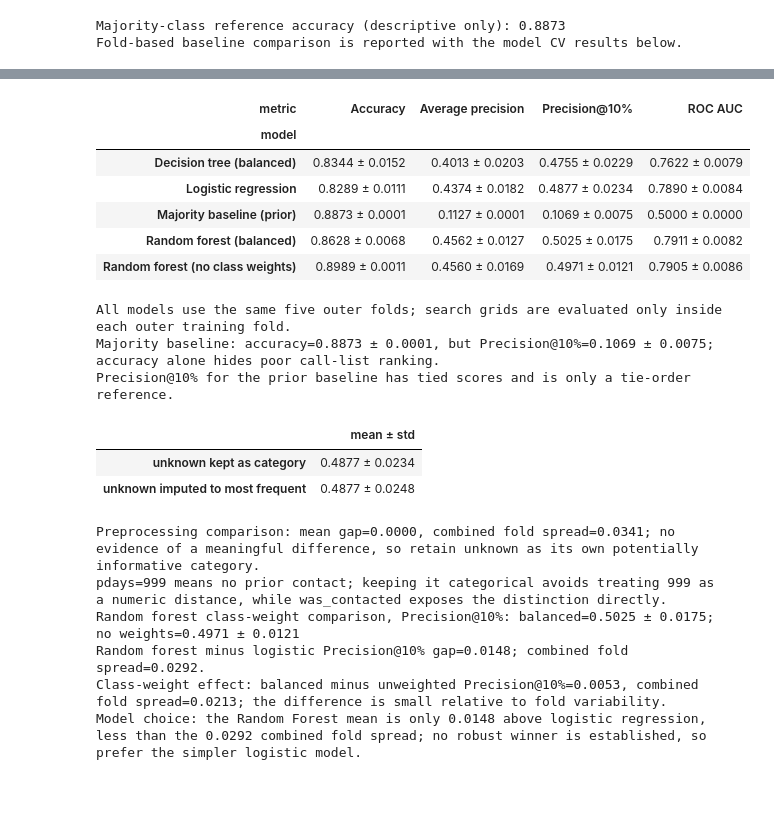
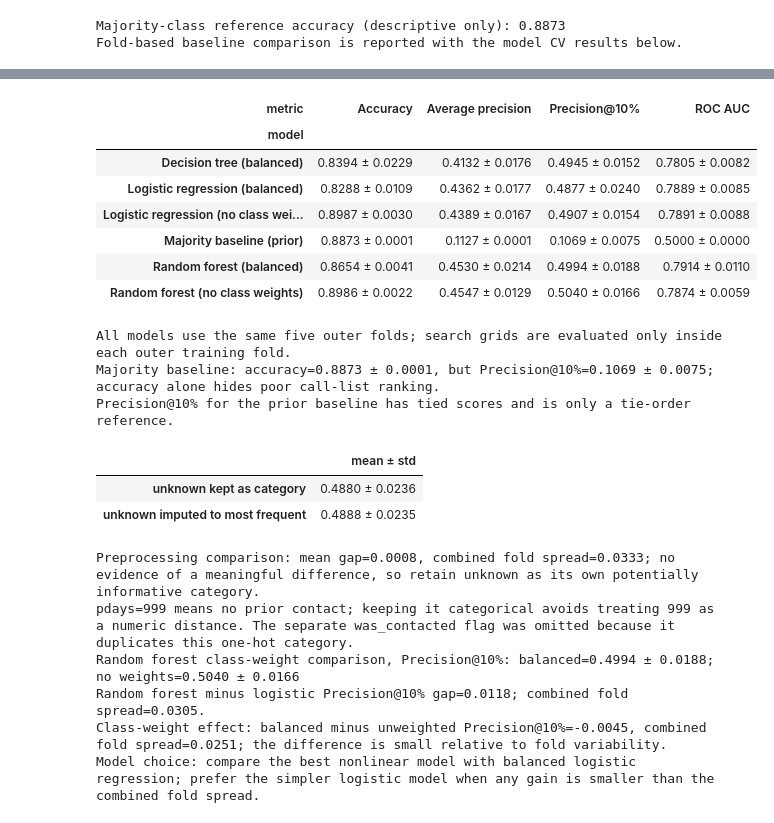
Before and after one commit to NurdauletZhussip-tech/task-03-ML-course, a Jupyter notebook: zhussip_task3.ipynb, the cells around one changed output, grey strips where cells are left out. Saved outputs shown, nothing was run; the diff lists cells and outputs as text; code cells hidden in the pictures; blank space fills up the shorter version.

```diff
--- a/zhussip_task3.ipynb
+++ b/zhussip_task3.ipynb
@@ -143,7 +134,15 @@ from sklearn.metrics import make_scorer
 from sklearn.model_selection import StratifiedKFold, cross_validate, train_test_split
 from sklearn.preprocessing import OneHotEncoder, StandardScaler
 
-from feature_transformers import precision_at_fraction
+
+def precision_at_fraction(y_true, y_score, fraction=0.1):
+    y_true = np.asarray(y_true)
+    y_score = np.asarray(y_score)
+    if y_score.ndim == 2:
+        y_score = y_score[:, 1]
+    n_selected = max(1, int(np.ceil(len(y_true) * fraction)))
+    top_indices = np.argsort(-y_score, kind="stable")[:n_selected]
+    return float(y_true[top_indices].mean())
 
 numeric_preprocessing = Pipeline(
     [
@@ -167,7 +166,6 @@ preprocessor = ColumnTransformer(
 
 logistic_pipeline = Pipeline(
     [
-        ("feature_engineering", feature_engineering),
         ("preprocessor", preprocessor),
         (
             "classifier",
@@ -320,7 +318,6 @@ from sklearn.tree import DecisionTreeClassifier
 
 random_forest_pipeline = Pipeline(
     [
-        ("feature_engineering", feature_engineering),
         ("preprocessor", preprocessor),
         (
             "classifier",
@@ -330,7 +327,6 @@ random_forest_pipeline = Pipeline(
 )
 decision_tree_pipeline = Pipeline(
     [
-        ("feature_engineering", feature_engineering),
         ("preprocessor", preprocessor),
         (
             "classifier",
@@ -352,18 +348,22 @@ def make_search(estimator, param_grid):
 
 model_candidates = {
     "Majority baseline (prior)": DummyClassifier(strategy="prior", random_state=SEED),
-    "Logistic regression": make_search(logistic_pipeline, {"classifier__C": [0.5, 1.0]}),
+    "Logistic regression (balanced)": make_search(logistic_pipeline, {"classifier__C": [0.1, 1.0, 10.0]}),
+    "Logistic regression (no class weights)": make_search(
+        clone(logistic_pipeline).set_params(classifier__class_weight=None),
+        {"classifier__C": [0.1, 1.0, 10.0]},
+    ),
     "Decision tree (balanced)": make_search(
         decision_tree_pipeline,
-        {"classifier__max_depth": [8, None], "classifier__min_samples_leaf": [5]},
+        {"classifier__max_depth": [6, 10, None], "classifier__min_samples_leaf": [5]},
     ),
     "Random forest (no class weights)": make_search(
         clone(random_forest_pipeline).set_params(classifier__class_weight=None),
-        {"classifier__min_samples_leaf": [5, 10]},
+        {"classifier__min_samples_leaf": [3, 5, 10]},
     ),
     "Random forest (balanced)": make_search(
         clone(random_forest_pipeline).set_params(classifier__class_weight="balanced"),
-        {"classifier__min_samples_leaf": [5, 10]},
+        {"classifier__min_samples_leaf": [3, 5, 10]},
     ),
 }
 model_cv_results = {}
@@ -426,53 +426,54 @@ unknown_as_missing_results = cross_validate(
     n_jobs=1,
 )
 unknown_handling_comparison = pd.DataFrame(
     {
         "mean ± std": [
             f"{unknown_handling_results['test_score'].mean():.4f} ± {unknown_handling_results['test_score'].std(ddof=1):.4f}",
             f"{unknown_as_missing_results['test_score'].mean():.4f} ± {unknown_as_missing_results['test_score'].std(ddof=1):.4f}",
         ]
     },
     index=["unknown kept as category", "unknown imputed to most frequent"],
 )
 display(unknown_handling_comparison)
 
 unknown_mean_gap = abs(unknown_handling_results['test_score'].mean() - unknown_as_missing_results['test_score'].mean())
 unknown_combined_spread = np.sqrt(unknown_handling_results['test_score'].std(ddof=1) ** 2 + unknown_as_missing_results['test_score'].std(ddof=1) ** 2)
 print(f"Preprocessing comparison: mean gap={unknown_mean_gap:.4f}, combined fold spread={unknown_combined_spread:.4f}; no evidence of a meaningful difference, so retain unknown as its own potentially informative category.")
-print("pdays=999 means no prior contact; keeping it categorical avoids treating 999 as a numeric distance, while was_contacted exposes the distinction directly.")
+print("pdays=999 means no prior contact; keeping it categorical avoids treating 999 as a numeric distance. The separate was_contacted flag was omitted because it duplicates this one-hot category.")
 
 rf_weighted = model_cv_results["Random forest (balanced)"]["test_precision_at_10_percent"]
 rf_unweighted = model_cv_results["Random forest (no class weights)"]["test_precision_at_10_percent"]
 print(f"Random forest class-weight comparison, Precision@10%: balanced={rf_weighted.mean():.4f} ± {rf_weighted.std(ddof=1):.4f}; no weights={rf_unweighted.mean():.4f} ± {rf_unweighted.std(ddof=1):.4f}")
-lr_scores = model_cv_results["Logistic regression"]["test_precision_at_10_percent"]
+lr_scores = model_cv_results["Logistic regression (balanced)"]["test_precision_at_10_percent"]
 rf_balanced_mean = rf_weighted.mean()
 rf_vs_lr_gap = rf_balanced_mean - lr_scores.mean()
 combined_fold_spread = np.sqrt(rf_weighted.std(ddof=1) ** 2 + lr_scores.std(ddof=1) ** 2)
 print(f"Random forest minus logistic Precision@10% gap={rf_vs_lr_gap:.4f}; combined fold spread={combined_fold_spread:.4f}.")
 weight_gap = rf_weighted.mean() - rf_unweighted.mean()
 weight_spread = np.sqrt(rf_weighted.std(ddof=1) ** 2 + rf_unweighted.std(ddof=1) ** 2)
 print(f"Class-weight effect: balanced minus unweighted Precision@10%={weight_gap:.4f}, combined fold spread={weight_spread:.4f}; the difference is small relative to fold variability.")
-print("Model choice: the Random Forest mean is only 0.0148 above logistic regression, less than the 0.0292 combined fold spread; no robust winner is established, so prefer the simpler logistic model.")
+print("Model choice: compare the best nonlinear model with balanced logistic regression; prefer the simpler logistic model when any gain is smaller than the combined fold spread.")
 # %% [output]
 | metric | Accuracy | Average precision | Precision@10% | ROC AUC |
 | model |  |  |  |  |
-| Decision tree (balanced) | 0.8344 ± 0.0152 | 0.4013 ± 0.0203 | 0.4755 ± 0.0229 | 0.7622 ± 0.0079 |
-| Logistic regression | 0.8289 ± 0.0111 | 0.4374 ± 0.0182 | 0.4877 ± 0.0234 | 0.7890 ± 0.0084 |
+| Decision tree (balanced) | 0.8394 ± 0.0229 | 0.4132 ± 0.0176 | 0.4945 ± 0.0152 | 0.7805 ± 0.0082 |
+| Logistic regression (balanced) | 0.8288 ± 0.0109 | 0.4362 ± 0.0177 | 0.4877 ± 0.0240 | 0.7889 ± 0.0085 |
+| Logistic regression (no class wei... | 0.8987 ± 0.0030 | 0.4389 ± 0.0167 | 0.4907 ± 0.0154 | 0.7891 ± 0.0088 |
 | Majority baseline (prior) | 0.8873 ± 0.0001 | 0.1127 ± 0.0001 | 0.1069 ± 0.0075 | 0.5000 ± 0.0000 |
-| Random forest (balanced) | 0.8628 ± 0.0068 | 0.4562 ± 0.0127 | 0.5025 ± 0.0175 | 0.7911 ± 0.0082 |
-| Random forest (no class weights) | 0.8989 ± 0.0011 | 0.4560 ± 0.0169 | 0.4971 ± 0.0121 | 0.7905 ± 0.0086 |
+| Random forest (balanced) | 0.8654 ± 0.0041 | 0.4530 ± 0.0214 | 0.4994 ± 0.0188 | 0.7914 ± 0.0110 |
+| Random forest (no class weights) | 0.8986 ± 0.0022 | 0.4547 ± 0.0129 | 0.5040 ± 0.0166 | 0.7874 ± 0.0059 |
 All models use the same five outer folds; search grids are evaluated only inside each outer training fold.
 Majority baseline: accuracy=0.8873 ± 0.0001, but Precision@10%=0.1069 ± 0.0075; accuracy alone hides poor call-list ranking.
 Precision@10% for the prior baseline has tied scores and is only a tie-order reference.
 |  | mean ± std |
-| unknown kept as category | 0.4877 ± 0.0234 |
-| unknown imputed to most frequent | 0.4877 ± 0.0248 |
+| unknown kept as category | 0.4880 ± 0.0236 |
+| unknown imputed to most frequent | 0.4888 ± 0.0235 |
-Preprocessing comparison: mean gap=0.0000, combined fold spread=0.0341; no evidence of a meaningful difference, so retain unknown as its own potentially informative category.
-pdays=999 means no prior contact; keeping it categorical avoids treating 999 as a numeric distance, while was_contacted exposes the distinction directly.
-Random forest class-weight comparison, Precision@10%: balanced=0.5025 ± 0.0175; no weights=0.4971 ± 0.0121
-Random forest minus logistic Precision@10% gap=0.0148; combined fold spread=0.0292.
-Class-weight effect: balanced minus unweighted Precision@10%=0.0053, combined fold spread=0.0213; the difference is small relative to fold variability.
-Model choice: the Random Forest mean is only 0.0148 above logistic regression, less than the 0.0292 combined fold spread; no robust winner is established, so prefer the simpler logistic model.
+Preprocessing comparison: mean gap=0.0008, combined fold spread=0.0333; no evidence of a meaningful difference, so retain unknown as its own potentially informative category.
+pdays=999 means no prior contact; keeping it categorical avoids treating 999 as a numeric distance. The separate was_contacted flag was omitted because it duplicates this one-hot category.
+Random forest class-weight comparison, Precision@10%: balanced=0.4994 ± 0.0188; no weights=0.5040 ± 0.0166
+Random forest minus logistic Precision@10% gap=0.0118; combined fold spread=0.0305.
+Class-weight effect: balanced minus unweighted Precision@10%=-0.0045, combined fold spread=0.0251; the difference is small relative to fold variability.
+Model choice: compare the best nonlinear model with balanced logistic regression; prefer the simpler logistic model when any gain is smaller than the combined fold spread.
 # %%
 ranked_models = sorted(
     [name for name in model_candidates if name != "Majority baseline (prior)"],
```
Also changed, not shown: parts of 6 cells of this notebook, 1 other file.
